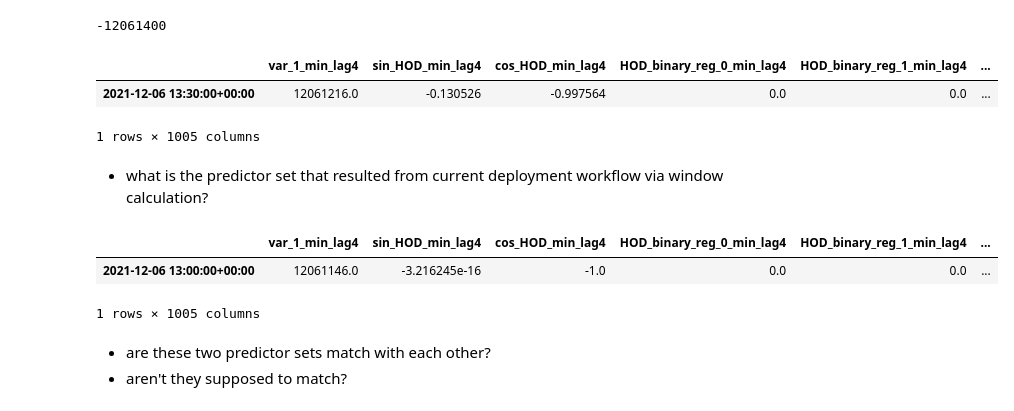
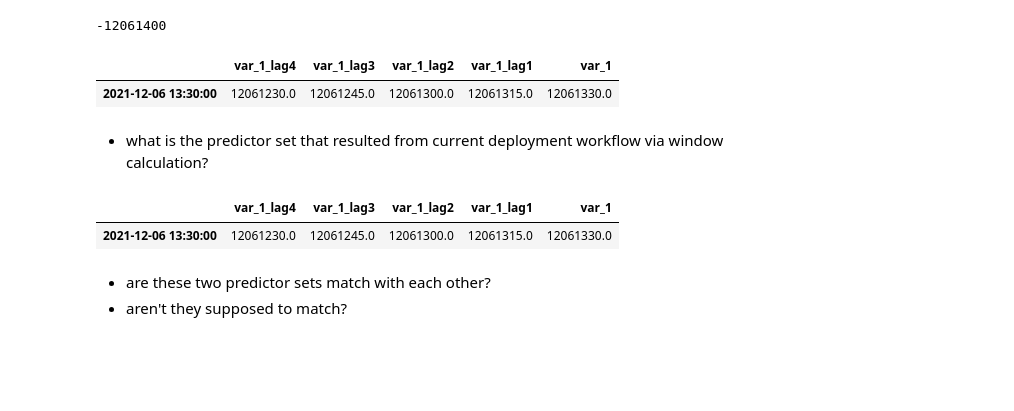
Before and after one commit to NREL/Wattile, a Jupyter notebook: notebooks/exploratory/data_processing_window_width_calc.ipynb, the cells around one changed output. Saved outputs shown, nothing was run; the diff lists cells and outputs as text; code cells hidden in the pictures; blank space fills up the shorter version.

```diff
--- a/notebooks/exploratory/data_processing_window_width_calc.ipynb
+++ b/notebooks/exploratory/data_processing_window_width_calc.ipynb
@@ -134,10 +144,10 @@ configs["learning_algorithm"]["use_case"] = "prediction"
 # data = correct_timestamps(configs, data)
 
 # Add time-based features
-data = add_processed_time_columns(data, configs)
+# data = add_processed_time_columns(data, configs)
 
 # Add statistics features
-data = resample_or_rolling_stats(data, configs)
+# data = resample_or_rolling_stats(data, configs)
 
 data
 # %% [output]
@@ -170,6 +184,6 @@ Timestamp('2021-12-06 13:30:00+0000', tz='UTC')
 - below is ground truth target measurement(s) we want to predict from now (=`timestamp_cast`)
 # %%
 timestamp_predict = timestamp_cast + pd.Timedelta(configs["data_processing"]["input_output_window"]["window_width_futurecast"])
-groundtruth_target = data.loc[data.index==timestamp_predict, configs["data_input"]["target_var"]].iloc[0]
-data.loc[data.index==timestamp_predict, configs["data_input"]["target_var"]]
+groundtruth_target = data.loc[timestamp_cast:timestamp_predict, configs["data_input"]["target_var"]].values[-1]
+data.loc[timestamp_cast:timestamp_predict, configs["data_input"]["target_var"]]
 # %% [output]
@@ -361,11 +368,12 @@ def timelag_predictors(data, configs):
 
     if configs["learning_algorithm"]["use_case"] != "prediction":
         data[target_var] = target.shift(freq="-" + window_width_futurecast)
-    # -------------------------------------------------------------------------------
     else:
+        # -------------------------------------------------------------------------------
         data_groundtruth = copy.deepcopy(data)
         data_groundtruth[target_var] = target.shift(freq="-" + window_width_futurecast)
-    # -------------------------------------------------------------------------------
+        # -------------------------------------------------------------------------------
+        data[target_var] = 0  # dummy
 
     data = data.dropna(how="any")
 
@@ -428,10 +436,16 @@ def timelag_predictors_target(data, configs):
 
     if configs["learning_algorithm"]["use_case"] != "prediction":
         data = pd.concat([data, local], axis=1)
+    else:
+        # -------------------------------------------------------------------------------
+        data_groundtruth = pd.concat([data, local], axis=1)
+        # -------------------------------------------------------------------------------
+        for col in local.columns:
+            data[col] = 0  # dummy
 
     data = data.dropna(how="any")
 
-    return data
+    return data, data_groundtruth
 
 def roll_predictors_target(data, configs):
 
@@ -544,15 +558,15 @@ def roll_predictors_target(data, configs):
 # %%
 if configs["learning_algorithm"]["arch_version"] == "alfa":
     print("ALFA ###########################################################")
-    output_test, output_dummy = timelag_predictors(data_test, configs)
+    output_test, output_test_na = timelag_predictors(data_test, configs)
 
 elif configs["learning_algorithm"]["arch_version"] == "bravo":
     print("BRAVO ###########################################################")
-    output_test, output_dummy = timelag_predictors_target(data_test, configs)
+    output_test, output_test_na = timelag_predictors_target(data_test, configs)
 
 elif configs["learning_algorithm"]["arch_version"] == "charlie":
     print("CHARLIE ###########################################################")
-    output_test, output_dummy = roll_predictors_target(data_test, configs)
+    output_test, output_test_na = roll_predictors_target(data_test, configs)
 
 output_test
 # %% [output]
@@ -603,22 +638,28 @@ groundtruth_target
 # %% [output]
 -12061400
 # %%
-predictors_used_for_training = output_groundtruth.loc[output_groundtruth[target_var]==groundtruth_target, :]
-predictors_used_for_training = predictors_used_for_training.loc[:, predictors_used_for_training.columns!=target_var]
+if configs["learning_algorithm"]["arch_version"] == "alfa":
+    predictors_used_for_training = output_groundtruth.loc[output_groundtruth[target_var]==groundtruth_target, :]
+    predictors_used_for_training = predictors_used_for_training.loc[:, predictors_used_for_training.columns!=target_var]
+elif configs["learning_algorithm"]["arch_version"] == "bravo":
+    predictors_used_for_training = output_groundtruth.loc[output_groundtruth[target_var+"_lag_0"]==groundtruth_target, :]
+    predictors_used_for_training = predictors_used_for_training.loc[:, ~predictors_used_for_training.columns.str.contains(target_var)]
+
 predictors_used_for_training
 # %% [output]
-|  | var_1_min_lag4 | sin_HOD_min_lag4 | cos_HOD_min_lag4 | HOD_binary_reg_0_min_lag4 | HOD_binary_reg_1_min_lag4 | ... |
-| 2021-12-06 13:30:00+00:00 | 12061216.0 | -0.130526 | -0.997564 | 0.0 | 0.0 | ... |
+|  | var_1_lag4 | var_1_lag3 | var_1_lag2 | var_1_lag1 | var_1 |
+| 2021-12-06 13:30:00 | 12061230.0 | 12061245.0 | 12061300.0 | 12061315.0 | 12061330.0 |
-1 rows × 1005 columns
 # %% [markdown]
 - what is the predictor set that resulted from current deployment workflow via window calculation?
-# %%
-predictors_used_for_deployment = output_test
-predictors_used_for_deployment
-# %% [output]
-|  | var_1_min_lag4 | sin_HOD_min_lag4 | cos_HOD_min_lag4 | HOD_binary_reg_0_min_lag4 | HOD_binary_reg_1_min_lag4 | ... |
-| 2021-12-06 13:00:00+00:00 | 12061146.0 | -3.216245e-16 | -1.0 | 0.0 | 0.0 | ... |
-1 rows × 1005 columns
+# %%
+if configs["learning_algorithm"]["arch_version"] == "alfa":
+    predictors_used_for_deployment = output_test.loc[:, output_test.columns!=target_var]
+elif configs["learning_algorithm"]["arch_version"] == "bravo":
+    predictors_used_for_deployment = output_test.loc[:, ~output_test.columns.str.contains(target_var)]
+predictors_used_for_deployment
+# %% [output]
+|  | var_1_lag4 | var_1_lag3 | var_1_lag2 | var_1_lag1 | var_1 |
+| 2021-12-06 13:30:00 | 12061230.0 | 12061245.0 | 12061300.0 | 12061315.0 | 12061330.0 |
 # %% [markdown]
 - are these two predictor sets match with each other?
 - aren't they supposed to match?
```
Also changed, not shown: parts of 13 cells of this notebook.
